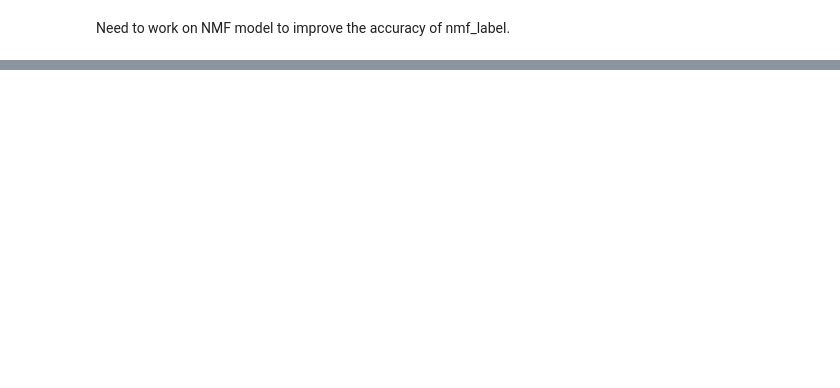
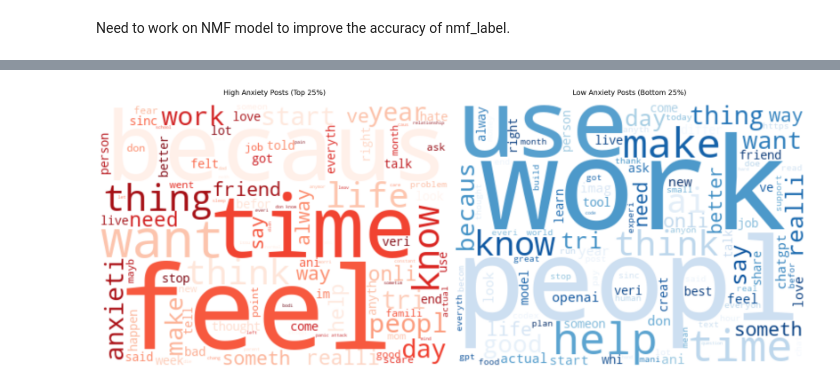
Before and after one commit to shutinghe3601/milestone2, a Jupyter notebook: notebooks/text_process.ipynb, the cells around one changed output, grey strips where cells are left out. Saved outputs shown, nothing was run; the diff lists cells and outputs as text; code cells hidden in the pictures; blank space fills up the shorter version.

```diff
--- a/notebooks/text_process.ipynb
+++ b/notebooks/text_process.ipynb
@@ -359,0 +878,88 @@ Need to work on NMF model to improve the accuracy of nmf_label.
+# %%
+# Word clouds by anxiety level and topic
+if 'anxiety_score' in df.columns:
+    # High anxiety posts (top 25%)
+    high_anxiety_threshold = df['anxiety_score'].quantile(0.75)
+    high_anxiety_posts = df[df['anxiety_score'] >= high_anxiety_threshold]['processed_full_text'].dropna()
+
+    # Low anxiety posts (bottom 25%)
+    low_anxiety_threshold = df['anxiety_score'].quantile(0.25)
+    low_anxiety_posts = df[df['anxiety_score'] <= low_anxiety_threshold]['processed_full_text'].dropna()
+
+    print(f"High anxiety posts: {len(high_anxiety_posts)}")
+    print(f"Low anxiety posts: {len(low_anxiety_posts)}")
+
+    # Create side-by-side comparison
+    fig, (ax1, ax2) = plt.subplots(1, 2, figsize=(20, 8))
+
+    # High anxiety word cloud
+    if len(high_anxiety_posts) > 0:
+        high_tokens = []
+        for text in high_anxiety_posts:
+            if isinstance(text, list):
+                high_tokens.extend(text)
+        high_text = ' '.join(high_tokens)
+
+        wordcloud_high = WordCloud(
+            width=400, height=300, background_color='white',
+            max_words=100, colormap='Reds', relative_scaling=0.5,
+            random_state=42
+        ).generate(high_text)
+
+        ax1.imshow(wordcloud_high, interpolation='bilinear')
+        ax1.set_title('High Anxiety Posts (Top 25%)', fontsize=14, pad=20)
+        ax1.axis('off')
+
+    # Low anxiety word cloud
+    if len(low_anxiety_posts) > 0:
+        low_tokens = []
+        for text in low_anxiety_posts:
+            if isinstance(text, list):
+                low_tokens.extend(text)
+        low_text = ' '.join(low_tokens)
+
+        wordcloud_low = WordCloud(
+            width=400, height=300, background_color='white',
+            max_words=100, colormap='Blues', relative_scaling=0.5,
+            random_state=42
+        ).generate(low_text)
+
+        ax2.imshow(wordcloud_low, interpolation='bilinear')
+        ax2.set_title('Low Anxiety Posts (Bottom 25%)', fontsize=14, pad=20)
+        ax2.axis('off')
+
+    plt.tight_layout()
+    plt.show()
+
+# Word clouds by topic (if topics exist)
+if 'nmf_label' in df.columns:
+    print("\n" + "="*50)
+    print("Word clouds by topic:")
+    print("="*50)
+
+    # Get top 3 topics by count
+    top_topics = df['nmf_label'].value_counts().head(3)
+
+    for i, (topic, count) in enumerate(top_topics.items()):
+        topic_posts = df[df['nmf_label'] == topic]['processed_full_text'].dropna()
+
+        if len(topic_posts) > 0:
+            topic_tokens = []
+            for text in topic_posts:
+                if isinstance(text, list):
+                    topic_tokens.extend(text)
+            topic_text = ' '.join(topic_tokens)
+
+            plt.figure(figsize=(10, 5))
+            wordcloud_topic = WordCloud(
+                width=800, height=400, background_color='white',
+                max_words=80, colormap='viridis', relative_scaling=0.5,
+                random_state=42
+            ).generate(topic_text)
+
+            plt.imshow(wordcloud_topic, interpolation='bilinear')
+            plt.axis('off')
+            plt.title(f'Topic: {topic}\n({count} posts)', fontsize=14, pad=20)
+            plt.tight_layout()
+            plt.show()
+# %% [output]
@@ -359,0 +968 @@ Need to work on NMF model to improve the accuracy of nmf_label.
+[figure, added]
```
Also changed, not shown: parts of 32 cells of this notebook, 3 other files.
